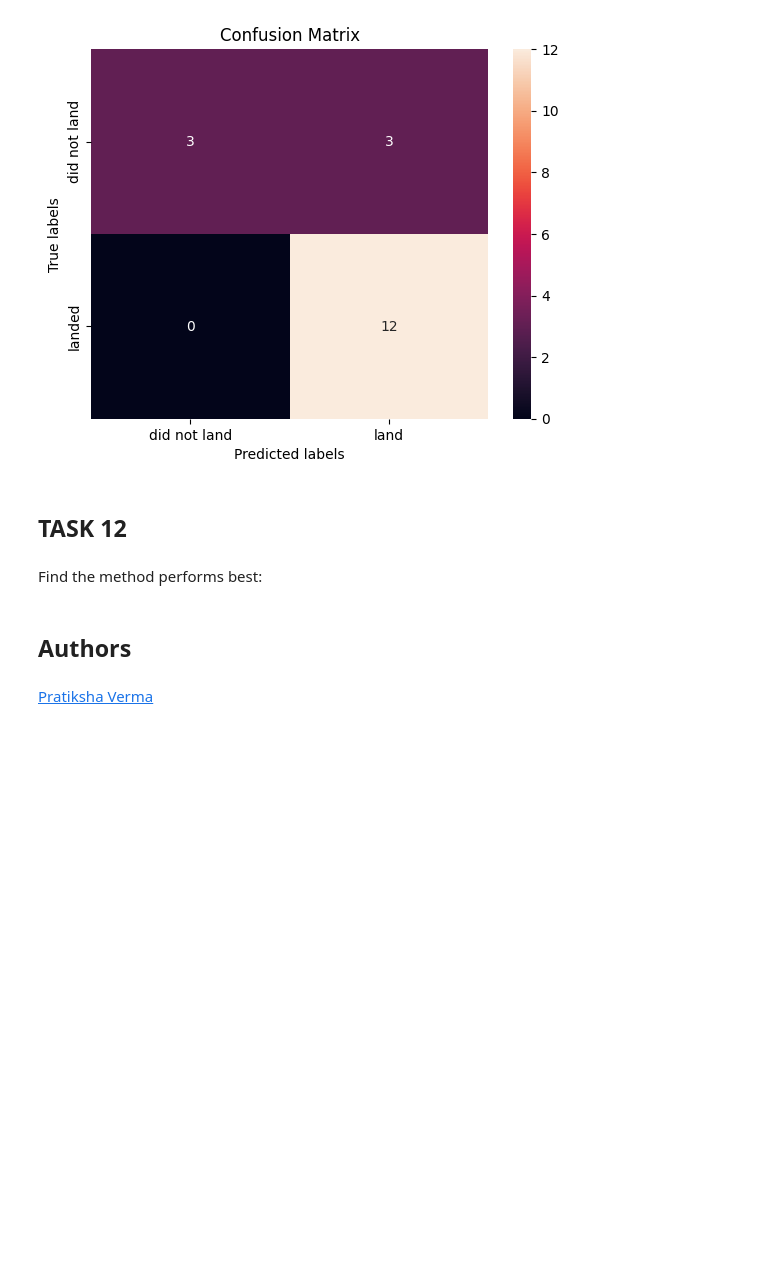
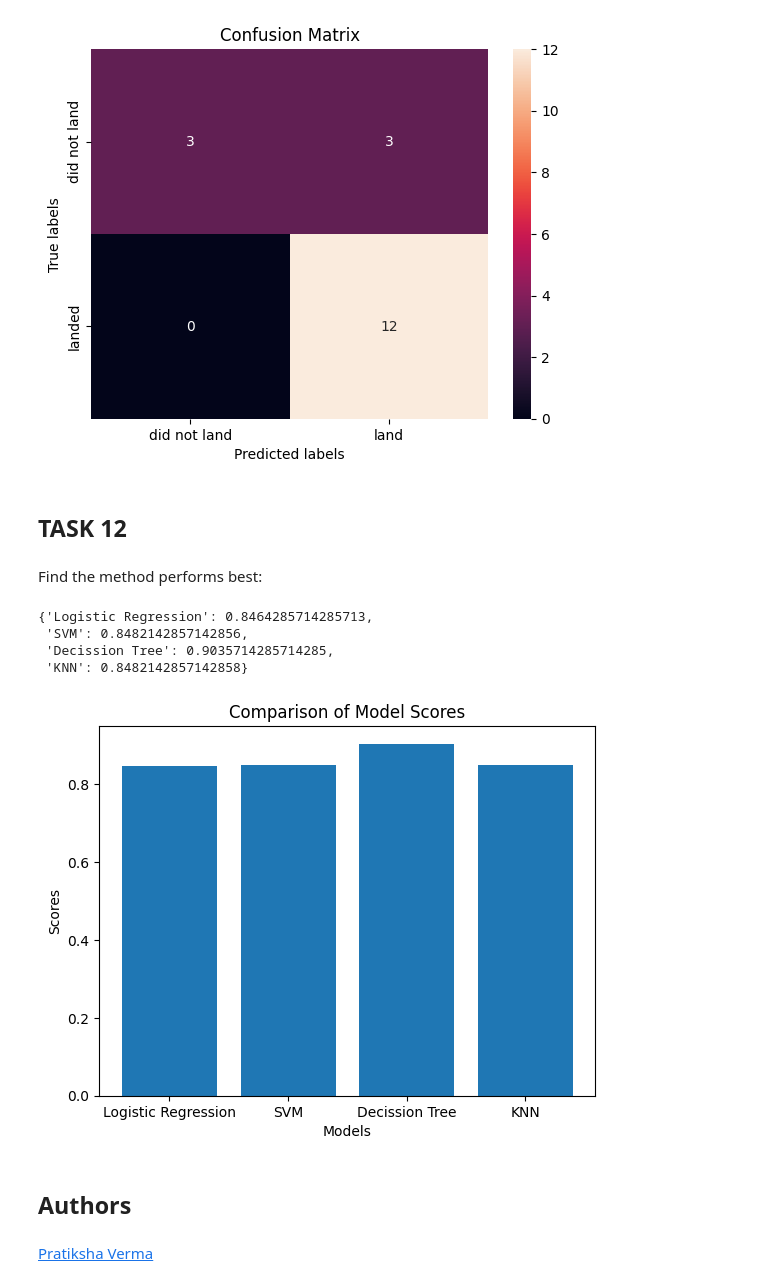
Before and after one commit to indyted314/urban-tomato-soup, a Jupyter notebook: SpaceX_Machine_Learning_Prediction_Part_5.jupyterlite.ipynb, the cells around one changed output. Saved outputs shown, nothing was run; the diff lists cells and outputs as text; code cells hidden in the pictures; blank space fills up the shorter version.

```diff
--- a/SpaceX_Machine_Learning_Prediction_Part_5.jupyterlite.ipynb
+++ b/SpaceX_Machine_Learning_Prediction_Part_5.jupyterlite.ipynb
@@ -209,6 +209,12 @@ print("accuracy :",logreg_cv.best_score_)
 # %% [output]
 tuned hpyerparameters :(best parameters)  {'C': 0.01, 'penalty': 'l2', 'solver': 'lbfgs'}
 accuracy : 0.8464285714285713
+# %%
+#Initialize scores dictionary
+scores_dict = {}
+
+# To add a value
+scores_dict['Logistic Regression'] = logreg_cv.best_score_
 # %% [markdown]
 ## TASK  5
 # %% [markdown]
@@ -255,6 +261,8 @@ print("accuracy :",svm_cv.best_score_)
 # %% [output]
 tuned hpyerparameters :(best parameters)  {'C': 1.0, 'gamma': 0.03162277660168379, 'kernel': 'sigmoid'}
 accuracy : 0.8482142857142856
+# %%
+scores_dict['SVM'] = svm_cv.best_score_
 # %% [markdown]
 ## TASK  7
 # %% [markdown]
@@ -324,3 +332,5 @@ accuracy : 0.8767857142857143
+# %%
+scores_dict['Decission Tree'] = tree_cv.best_score_
 # %% [markdown]
 ## TASK  9
 # %% [markdown]
@@ -362,6 +372,8 @@ print("accuracy :",knn_cv.best_score_)
 # %% [output]
 tuned hpyerparameters :(best parameters)  {'algorithm': 'auto', 'n_neighbors': 10, 'p': 1}
 accuracy : 0.8482142857142858
+# %%
+scores_dict['KNN'] = knn_cv.best_score_
 # %% [markdown]
 ## TASK  11
 # %% [markdown]
@@ -387,3 +397,19 @@ Find the method performs best:
+# %%
+scores_dict
+# %% [output]
+{'Logistic Regression': 0.8464285714285713,
+ 'SVM': 0.8482142857142856,
+ 'Decission Tree': 0.9035714285714285,
+ 'KNN': 0.8482142857142858}
+# %%
+# Create bar chart
+plt.bar(scores_dict.keys(), scores_dict.values())
+plt.xlabel('Models')
+plt.ylabel('Scores')
+plt.title('Comparison of Model Scores')
+plt.show()
+# %% [output]
+[figure, added]
 # %% [markdown]
 ## Authors
 # %% [markdown]
```
Also changed, not shown: parts of 6 cells of this notebook.
